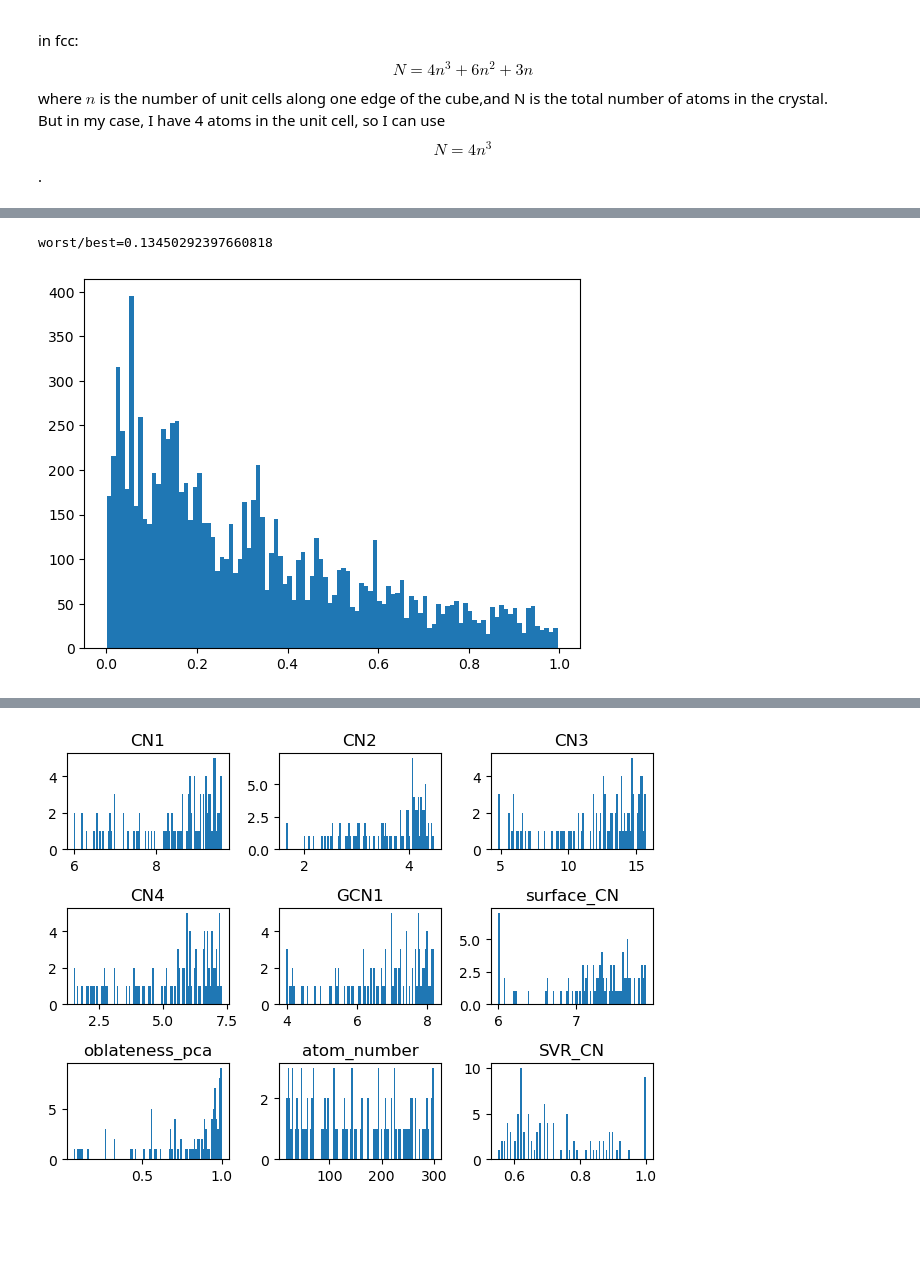
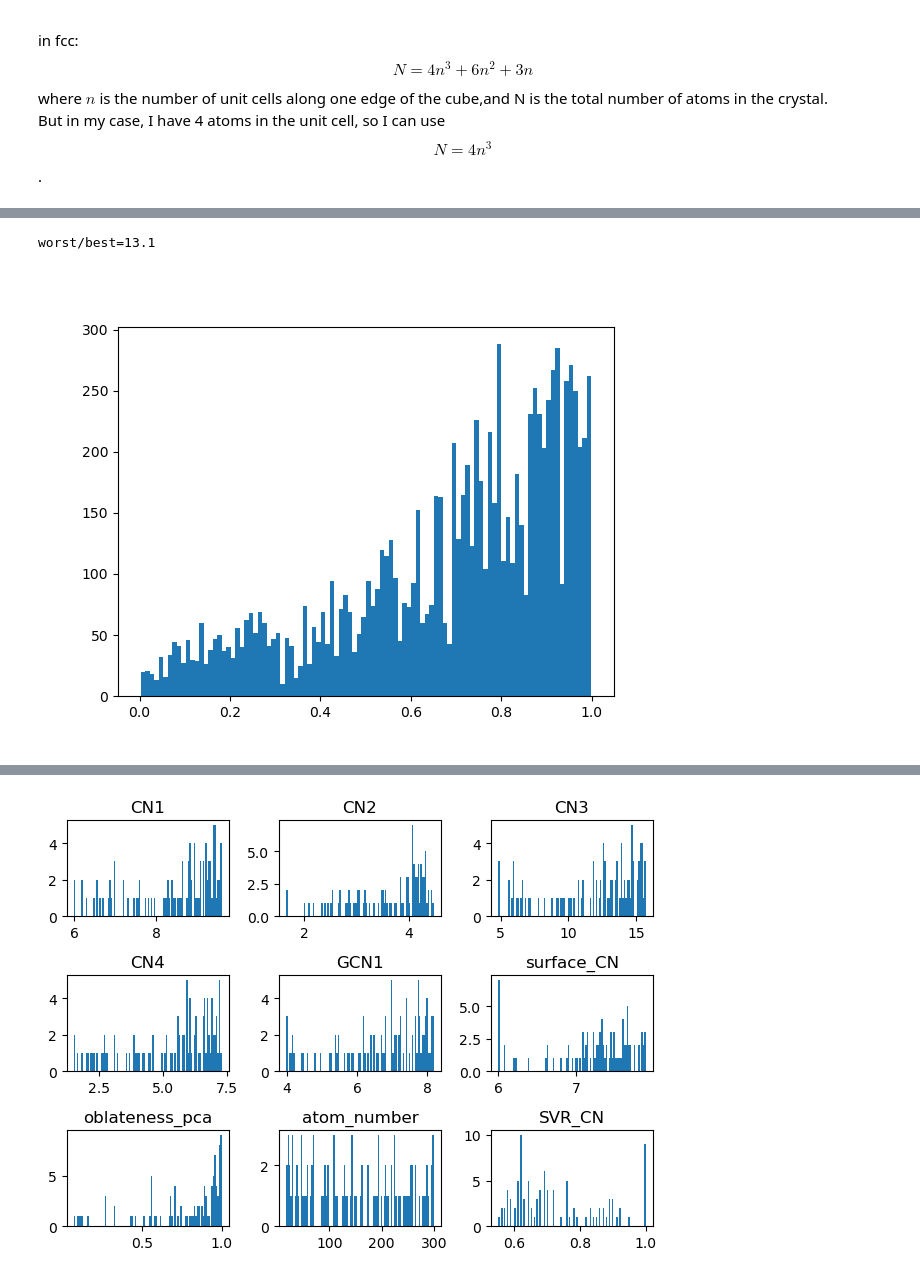
Before and after one commit to kaifengZheng/GA_nano_generator, a Jupyter notebook: essential_linux_test/particle_generator_niche_final.ipynb, the cells around one changed output, grey strips where cells are left out. Cells and saved outputs as stored; diff of their text form; code cells hidden in the pictures; blank space fills up the shorter version.

Commit message:
add bad mutation strategy

```diff
--- a/essential_linux_test/particle_generator_niche_final.ipynb
+++ b/essential_linux_test/particle_generator_niche_final.ipynb
@@ -1069,21 +1091,21 @@ ITERATION
 
 ini_configurations={
     "max_num_atoms":300,
-    "generations":25,
-    "population_size":100,
-    "num_steps":100,
+    "generations":100,
+    "population_size":300,
+    "num_steps":150,
     "lc":3.924,
     "cross_over_rate":0.6,
     "elite_fraction":0.05,
     "initial_crowding_distance":1,
-    "niche_radius":1,
+    "niche_radius":20,
     "alpha":1,
-    "initial_mutation_rate":0.3,
+    "initial_mutation_rate":0.5,
     "mutation_rate_decay":0.99,
     "fitness_func":"RAE",
     "reduction":"mean",
     "weight":np.array([1,1]),
-    "share":False,
+    "share":True,
     "descriptors":{
         "SVR_CN":0.84,
             # "diameter_2radius":15.08,
@@ -1143,7 +1181,7 @@ def probability_selection(fitness_ranking):
     R = len(fitness_ranking)
     lamb = np.log(5) / (len(fitness_ranking) - 1)
     # print(lamb)
-    z = np.array([np.exp(-lamb * r) for r in fitness_ranking])
+    z = np.array([1-np.exp(-lamb * r) for r in fitness_ranking])
     z_sum = np.sum(z)
     return z / z_sum
 def parents(fitness_values, tol=1e5):
@@ -1165,13 +1203,14 @@ def parents(fitness_values, tol=1e5):
 def normalized_p(fitness_ranking):
     # print(fitness_ranking)
     p = probability_selection(fitness_ranking)
-    return (p - np.min(p)) / (np.max(p) - np.min(p))
+    return p
 # %%
 #5
 fitness=np.random.random(1000)
 collect_list_5=[]
 for i in range(10000):
-    collect_list_5.append(parents(fitness))
+    collect_list_5.append(parents(fitness_values=fitness))
+plt.figure()
 h=plt.hist(collect_list_5,bins=100)
 print(f"best/worst={sum(h[0][:10])/sum(h[0][-11:-1])}")
 # a=
@@ -1209,15 +1247,16 @@ def normalized_p(fitness_ranking):
 # %%
 #10
 fitness=np.random.random(1000)
 collect_list_10=[]
 for i in range(10000):
     collect_list_10.append(parents(fitness))
+plt.figure()
 h_10=plt.hist(collect_list_10,bins=100)
 print(f"worst/best={h_10[0][-1]/h_10[0][0]}")
 # a=
 # %% [output]
-worst/best=0.13450292397660818
+worst/best=13.1
-[figure, old version]
+[figure, new version]
 # %%
 def func(a,A,x):
     h=np.log(a)/100
```
Also changed, not shown: parts of 32 cells of this notebook, 5 other files.
